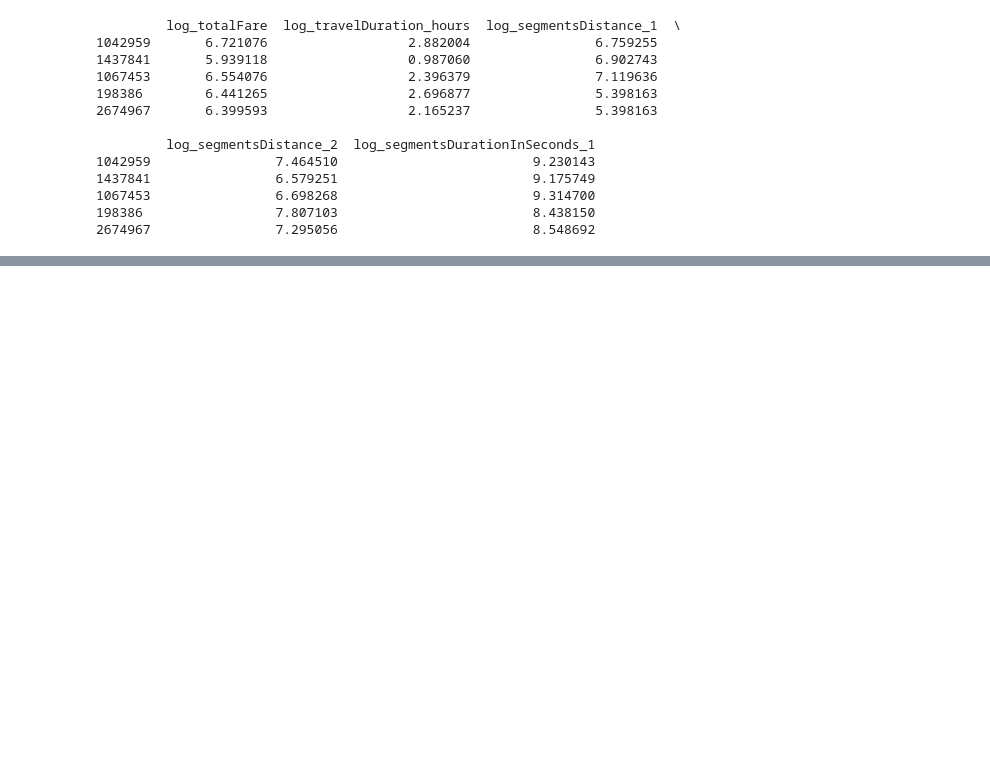
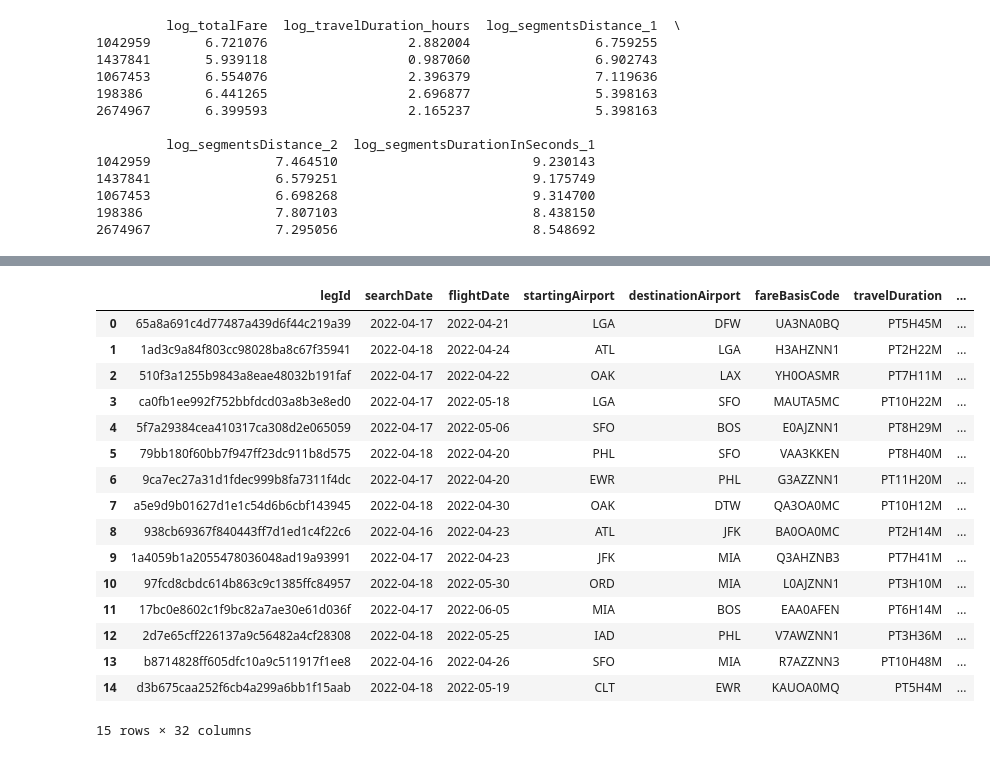
Before and after one commit to andreavreug/Airline-Fare-Prediction, a Jupyter notebook: Pricing_Analysis.ipynb, the cells around one changed output, grey strips where cells are left out. Drawn from its saved outputs; the diff is of its cells as text; code cells hidden in the pictures; blank space fills up the shorter version.

Commit message:
Adding derived variables

```diff
--- a/Pricing_Analysis.ipynb
+++ b/Pricing_Analysis.ipynb
@@ -593,3 +593,46 @@ segmentsCabinCode_2: ['first', 'premium coach', 'business']
 segmentsCabinCode_3: ['coach', 'first', 'premium coach', 'business']
 segmentsCabinCode_4: ['coach', 'first', 'premium coach']
 segmentsCabinCode_5: ['coach']
+# %%
+# -------- Creation of Derived Variables ----------
+
+# new variable for number of days between search date and flight date
+df['flightDate'] = pd.to_datetime(df['flightDate'], errors='coerce')
+df['searchDate'] = pd.to_datetime(df['searchDate'], errors='coerce')
+df['booking_diff'] = (df['flightDate'] - df['searchDate']).dt.days
+
+# number of Airlines involved (count unique airlines in segments)
+def count_unique_airlines(row):
+    if isinstance(row, str):
+        airlines = row.split('||')
+        return len(set(airlines))
+    return 0
+
+df['num_unique_airlines'] = df['segmentsAirlineName'].apply(count_unique_airlines)
+
+#  day of the week for Flight and Search (monday=0, sunday=6)
+df['flight_dayofweek'] = df['flightDate'].dt.dayofweek
+df['search_dayofweek'] = df['searchDate'].dt.dayofweek
+
+# classify if flight is on weekend (1) or weekday (0)
+df['is_weekend_flight'] = df['flight_dayofweek'].apply(lambda x: 1 if x in [5, 6] else 0)
+# %%
+df[:15]
+# %% [output]
+|  | legId | searchDate | flightDate | startingAirport | destinationAirport | fareBasisCode | travelDuration | ... |
+| 0 | 65a8a691c4d77487a439d6f44c219a39 | 2022-04-17 | 2022-04-21 | LGA | DFW | UA3NA0BQ | PT5H45M | ... |
+| 1 | 1ad3c9a84f803cc98028ba8c67f35941 | 2022-04-18 | 2022-04-24 | ATL | LGA | H3AHZNN1 | PT2H22M | ... |
+| 2 | 510f3a1255b9843a8eae48032b191faf | 2022-04-17 | 2022-04-22 | OAK | LAX | YH0OASMR | PT7H11M | ... |
+| 3 | ca0fb1ee992f752bbfdcd03a8b3e8ed0 | 2022-04-17 | 2022-05-18 | LGA | SFO | MAUTA5MC | PT10H22M | ... |
+| 4 | 5f7a29384cea410317ca308d2e065059 | 2022-04-17 | 2022-05-06 | SFO | BOS | E0AJZNN1 | PT8H29M | ... |
+| 5 | 79bb180f60bb7f947ff23dc911b8d575 | 2022-04-18 | 2022-04-20 | PHL | SFO | VAA3KKEN | PT8H40M | ... |
+| 6 | 9ca7ec27a31d1fdec999b8fa7311f4dc | 2022-04-17 | 2022-04-20 | EWR | PHL | G3AZZNN1 | PT11H20M | ... |
+| 7 | a5e9d9b01627d1e1c54d6b6cbf143945 | 2022-04-18 | 2022-04-30 | OAK | DTW | QA3OA0MC | PT10H12M | ... |
+| 8 | 938cb69367f840443ff7d1ed1c4f22c6 | 2022-04-16 | 2022-04-23 | ATL | JFK | BA0OA0MC | PT2H14M | ... |
+| 9 | 1a4059b1a2055478036048ad19a93991 | 2022-04-17 | 2022-04-23 | JFK | MIA | Q3AHZNB3 | PT7H41M | ... |
+| 10 | 97fcd8cbdc614b863c9c1385ffc84957 | 2022-04-18 | 2022-05-30 | ORD | MIA | L0AJZNN1 | PT3H10M | ... |
+| 11 | 17bc0e8602c1f9bc82a7ae30e61d036f | 2022-04-17 | 2022-06-05 | MIA | BOS | EAA0AFEN | PT6H14M | ... |
+| 12 | 2d7e65cff226137a9c56482a4cf28308 | 2022-04-18 | 2022-05-25 | IAD | PHL | V7AWZNN1 | PT3H36M | ... |
+| 13 | b8714828ff605dfc10a9c511917f1ee8 | 2022-04-16 | 2022-04-26 | SFO | MIA | R7AZZNN3 | PT10H48M | ... |
+| 14 | d3b675caa252f6cb4a299a6bb1f15aab | 2022-04-18 | 2022-05-19 | CLT | EWR | KAUOA0MQ | PT5H4M | ... |
+15 rows × 32 columns
```
Also changed, not shown: parts of 4 cells of this notebook.
